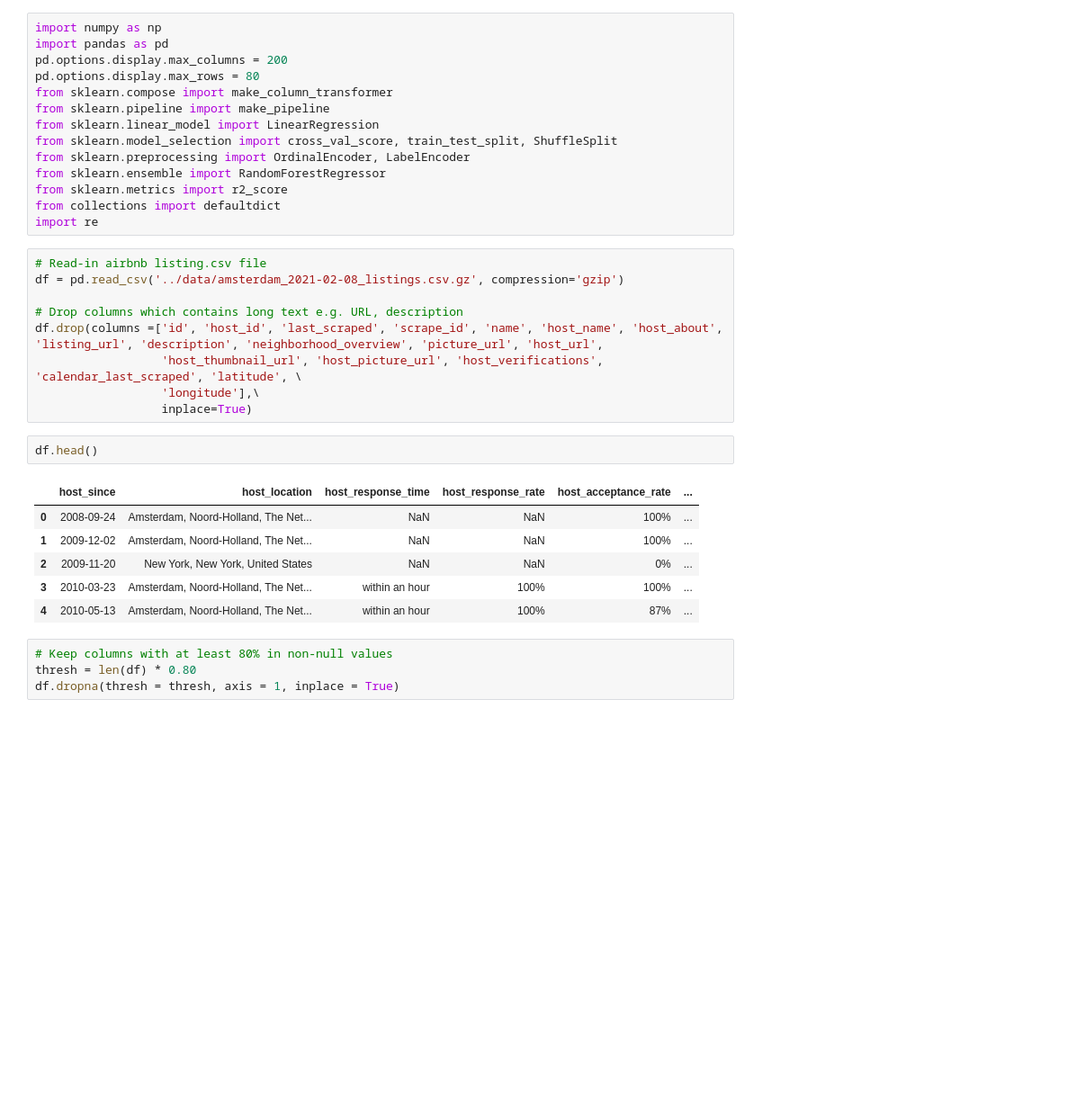
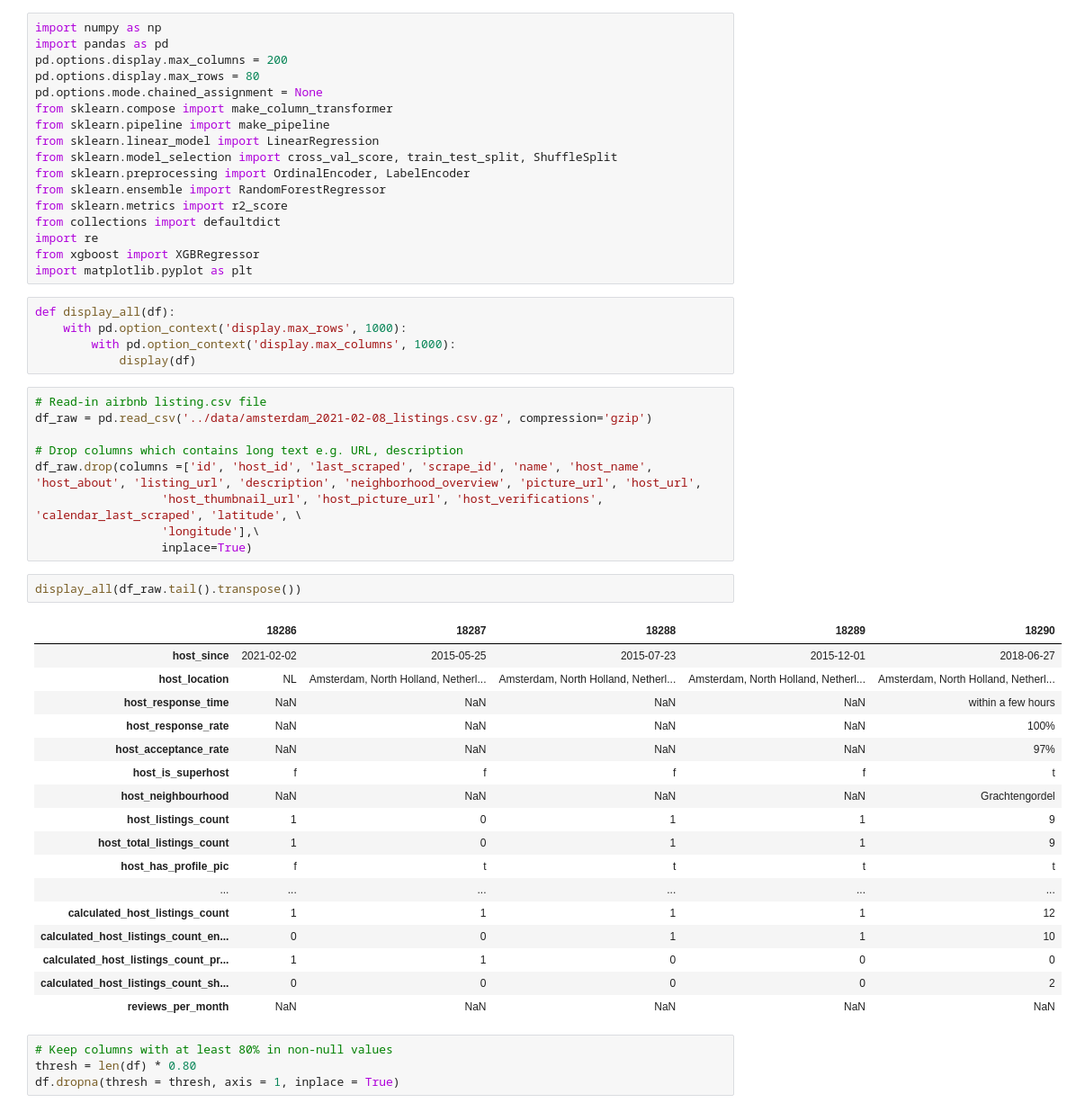
Before and after one commit to vedantbhatnagar/airbnb, a Jupyter notebook: airbnb_price_prediction.ipynb, the cells around one changed output. Shown at 90% size. Cells and saved outputs as stored; diff of their text form; blank space fills up the shorter version.

```diff
--- a/airbnb_price_prediction.ipynb
+++ b/airbnb_price_prediction.ipynb
@@ -3,6 +3,7 @@ import numpy as np
 import pandas as pd
 pd.options.display.max_columns = 200
 pd.options.display.max_rows = 80
+pd.options.mode.chained_assignment = None
 from sklearn.compose import make_column_transformer
 from sklearn.pipeline import make_pipeline
 from sklearn.linear_model import LinearRegression
@@ -12,24 +13,42 @@ from sklearn.ensemble import RandomForestRegressor
 from sklearn.metrics import r2_score
 from collections import defaultdict
 import re
+from xgboost import XGBRegressor
+import matplotlib.pyplot as plt
+# %%
+def display_all(df):
+    with pd.option_context('display.max_rows', 1000):
+        with pd.option_context('display.max_columns', 1000):
+            display(df)
 # %%
 # Read-in airbnb listing.csv file
-df = pd.read_csv('../data/amsterdam_2021-02-08_listings.csv.gz', compression='gzip')
+df_raw = pd.read_csv('../data/amsterdam_2021-02-08_listings.csv.gz', compression='gzip')
 
 # Drop columns which contains long text e.g. URL, description
-df.drop(columns =['id', 'host_id', 'last_scraped', 'scrape_id', 'name', 'host_name', 'host_about', 'listing_url', 'description', 'neighborhood_overview', 'picture_url', 'host_url',
+df_raw.drop(columns =['id', 'host_id', 'last_scraped', 'scrape_id', 'name', 'host_name', 'host_about', 'listing_url', 'description', 'neighborhood_overview', 'picture_url', 'host_url',
                   'host_thumbnail_url', 'host_picture_url', 'host_verifications', 'calendar_last_scraped', 'latitude', \
                   'longitude'],\
                   inplace=True)
-# %%
-df.head()
-# %% [output]
-|  | host_since | host_location | host_response_time | host_response_rate | host_acceptance_rate | ... |
-| 0 | 2008-09-24 | Amsterdam, Noord-Holland, The Net... | NaN | NaN | 100% | ... |
-| 1 | 2009-12-02 | Amsterdam, Noord-Holland, The Net... | NaN | NaN | 100% | ... |
-| 2 | 2009-11-20 | New York, New York, United States | NaN | NaN | 0% | ... |
-| 3 | 2010-03-23 | Amsterdam, Noord-Holland, The Net... | within an hour | 100% | 100% | ... |
-| 4 | 2010-05-13 | Amsterdam, Noord-Holland, The Net... | within an hour | 100% | 87% | ... |
+# %%
+display_all(df_raw.tail().transpose())
+# %% [output]
+|  | 18286 | 18287 | 18288 | 18289 | 18290 |
+| host_since | 2021-02-02 | 2015-05-25 | 2015-07-23 | 2015-12-01 | 2018-06-27 |
+| host_location | NL | Amsterdam, North Holland, Netherl... | Amsterdam, North Holland, Netherl... | Amsterdam, North Holland, Netherl... | Amsterdam, North Holland, Netherl... |
+| host_response_time | NaN | NaN | NaN | NaN | within a few hours |
+| host_response_rate | NaN | NaN | NaN | NaN | 100% |
+| host_acceptance_rate | NaN | NaN | NaN | NaN | 97% |
+| host_is_superhost | f | f | f | f | t |
+| host_neighbourhood | NaN | NaN | NaN | NaN | Grachtengordel |
+| host_listings_count | 1 | 0 | 1 | 1 | 9 |
+| host_total_listings_count | 1 | 0 | 1 | 1 | 9 |
+| host_has_profile_pic | f | t | t | t | t |
+| ... | ... | ... | ... | ... | ... |
+| calculated_host_listings_count | 1 | 1 | 1 | 1 | 12 |
+| calculated_host_listings_count_en... | 0 | 0 | 1 | 1 | 10 |
+| calculated_host_listings_count_pr... | 1 | 1 | 0 | 0 | 0 |
+| calculated_host_listings_count_sh... | 0 | 0 | 0 | 0 | 2 |
+| reviews_per_month | NaN | NaN | NaN | NaN | NaN |
 # %%
 # Keep columns with at least 80% in non-null values
 thresh = len(df) * 0.80
```
Also changed, not shown: parts of 20 cells of this notebook.
